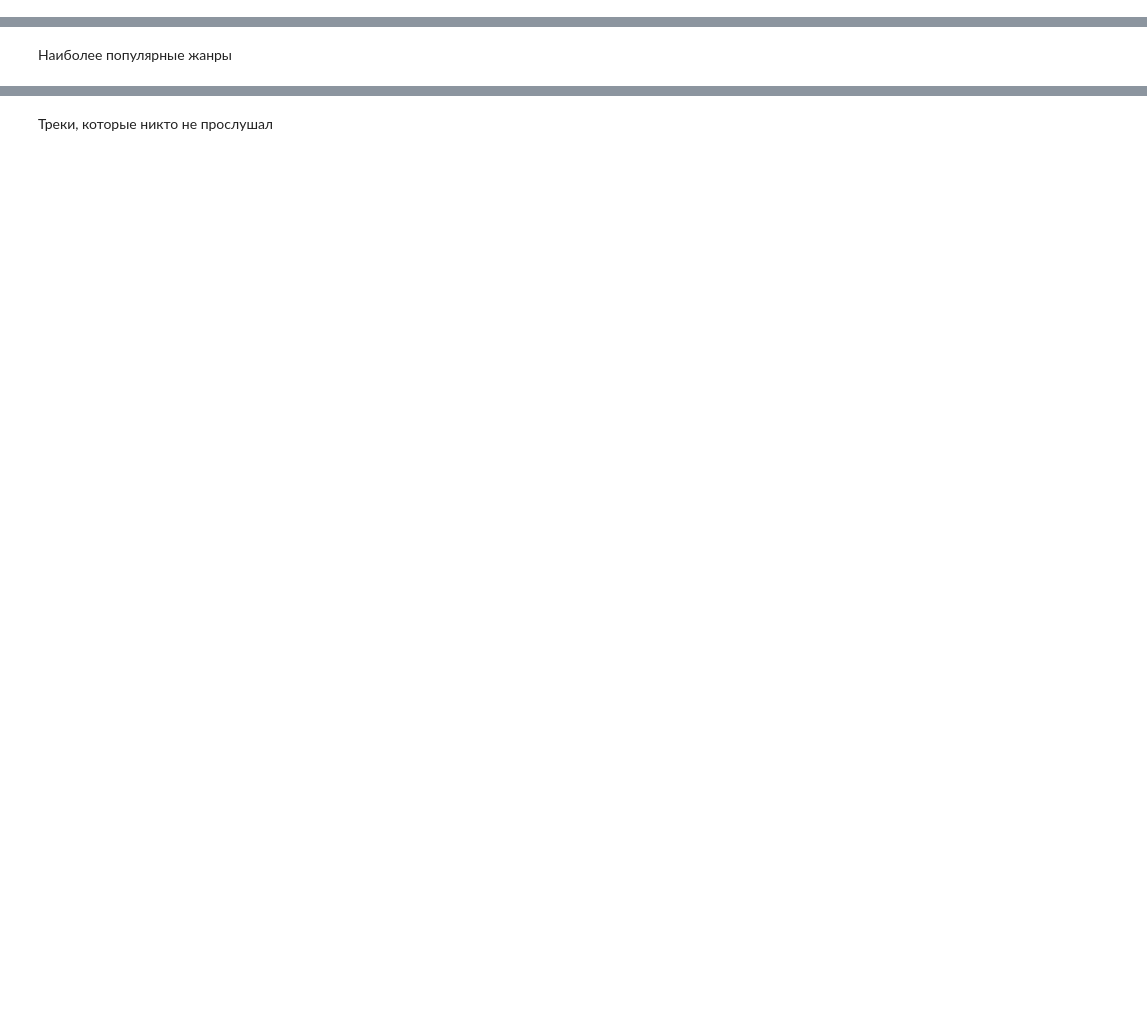
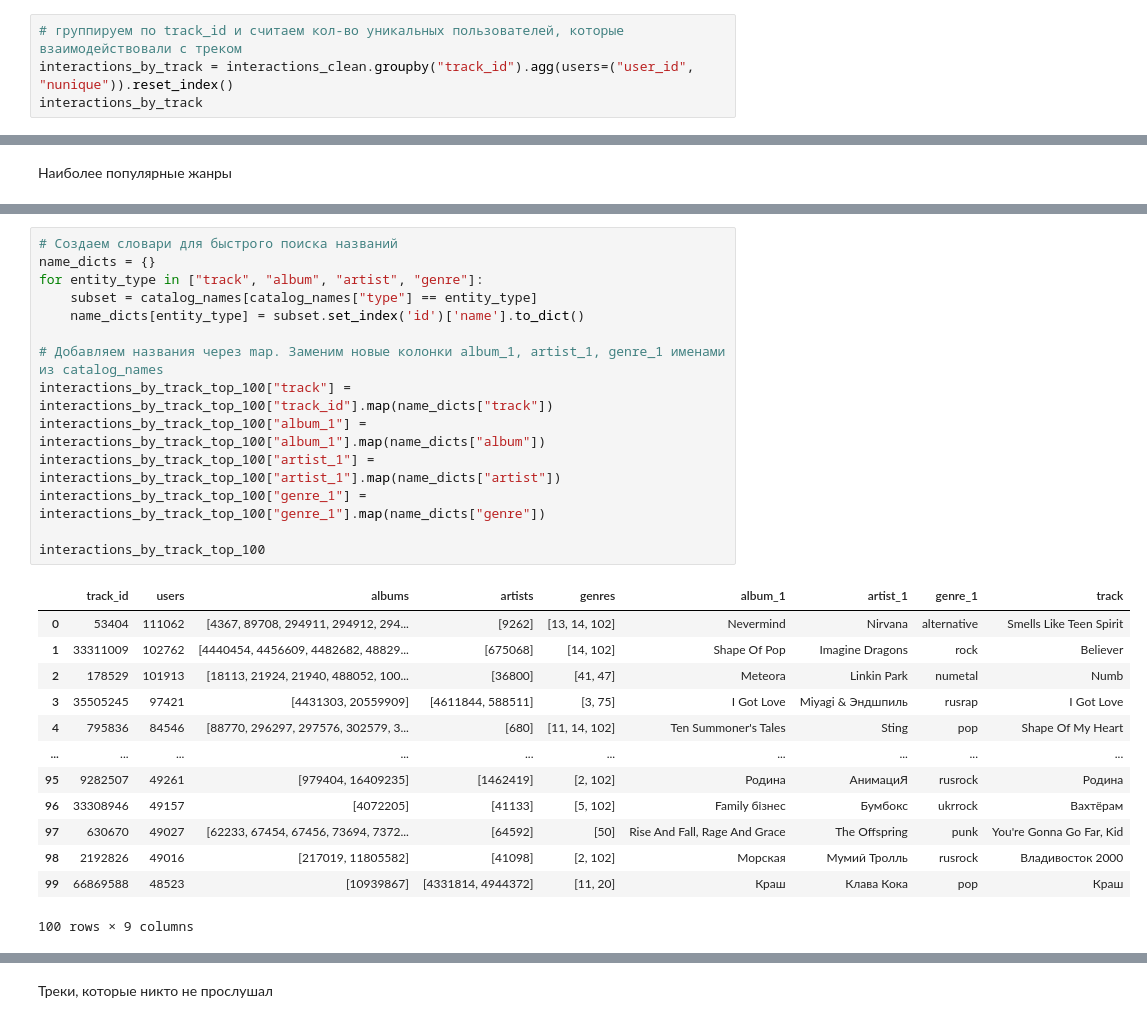
Before and after one commit to ozerge/mle-project-sprint-4-v001, a Jupyter notebook: recommendations.ipynb, the cells around one changed output, grey strips where cells are left out. Saved outputs shown, nothing was run; the diff lists cells and outputs as text; blank space fills up the shorter version.

```diff
--- a/recommendations.ipynb
+++ b/recommendations.ipynb
@@ -807,2 +882,6 @@ user_id track_id
 # %% [markdown]
 Наиболее популярные треки
+# %%
+# группируем по track_id и считаем кол-во уникальных пользователей, которые взаимодействовали с треком
+interactions_by_track = interactions_clean.groupby("track_id").agg(users=("user_id", "nunique")).reset_index()
+interactions_by_track
@@ -810,0 +960,28 @@ user_id track_id
+# %%
+# Создаем словари для быстрого поиска названий
+name_dicts = {}
+for entity_type in ["track", "album", "artist", "genre"]:
+    subset = catalog_names[catalog_names["type"] == entity_type]
+    name_dicts[entity_type] = subset.set_index('id')['name'].to_dict()
+
+# Добавляем названия через map. Заменим новые колонки album_1, artist_1, genre_1 именами из catalog_names
+interactions_by_track_top_100["track"] = interactions_by_track_top_100["track_id"].map(name_dicts["track"])
+interactions_by_track_top_100["album_1"] = interactions_by_track_top_100["album_1"].map(name_dicts["album"])
+interactions_by_track_top_100["artist_1"] = interactions_by_track_top_100["artist_1"].map(name_dicts["artist"])
+interactions_by_track_top_100["genre_1"] = interactions_by_track_top_100["genre_1"].map(name_dicts["genre"])
+
+interactions_by_track_top_100
+# %% [output]
+|  | track_id | users | albums | artists | genres | album_1 | artist_1 | genre_1 | track |
+| 0 | 53404 | 111062 | [4367, 89708, 294911, 294912, 294... | [9262] | [13, 14, 102] | Nevermind | Nirvana | alternative | Smells Like Teen Spirit |
+| 1 | 33311009 | 102762 | [4440454, 4456609, 4482682, 48829... | [675068] | [14, 102] | Shape Of Pop | Imagine Dragons | rock | Believer |
+| 2 | 178529 | 101913 | [18113, 21924, 21940, 488052, 100... | [36800] | [41, 47] | Meteora | Linkin Park | numetal | Numb |
+| 3 | 35505245 | 97421 | [4431303, 20559909] | [4611844, 588511] | [3, 75] | I Got Love | Miyagi & Эндшпиль | rusrap | I Got Love |
+| 4 | 795836 | 84546 | [88770, 296297, 297576, 302579, 3... | [680] | [11, 14, 102] | Ten Summoner's Tales | Sting | pop | Shape Of My Heart |
+| ... | ... | ... | ... | ... | ... | ... | ... | ... | ... |
+| 95 | 9282507 | 49261 | [979404, 16409235] | [1462419] | [2, 102] | Родина | АнимациЯ | rusrock | Родина |
+| 96 | 33308946 | 49157 | [4072205] | [41133] | [5, 102] | Family бізнес | Бумбокс | ukrrock | Вахтёрам |
+| 97 | 630670 | 49027 | [62233, 67454, 67456, 73694, 7372... | [64592] | [50] | Rise And Fall, Rage And Grace | The Offspring | punk | You're Gonna Go Far, Kid |
+| 98 | 2192826 | 49016 | [217019, 11805582] | [41098] | [2, 102] | Морская | Мумий Тролль | rusrock | Владивосток 2000 |
+| 99 | 66869588 | 48523 | [10939867] | [4331814, 4944372] | [11, 20] | Краш | Клава Кока | pop | Краш |
+100 rows × 9 columns
```
Also changed, not shown: parts of 25 cells of this notebook.
